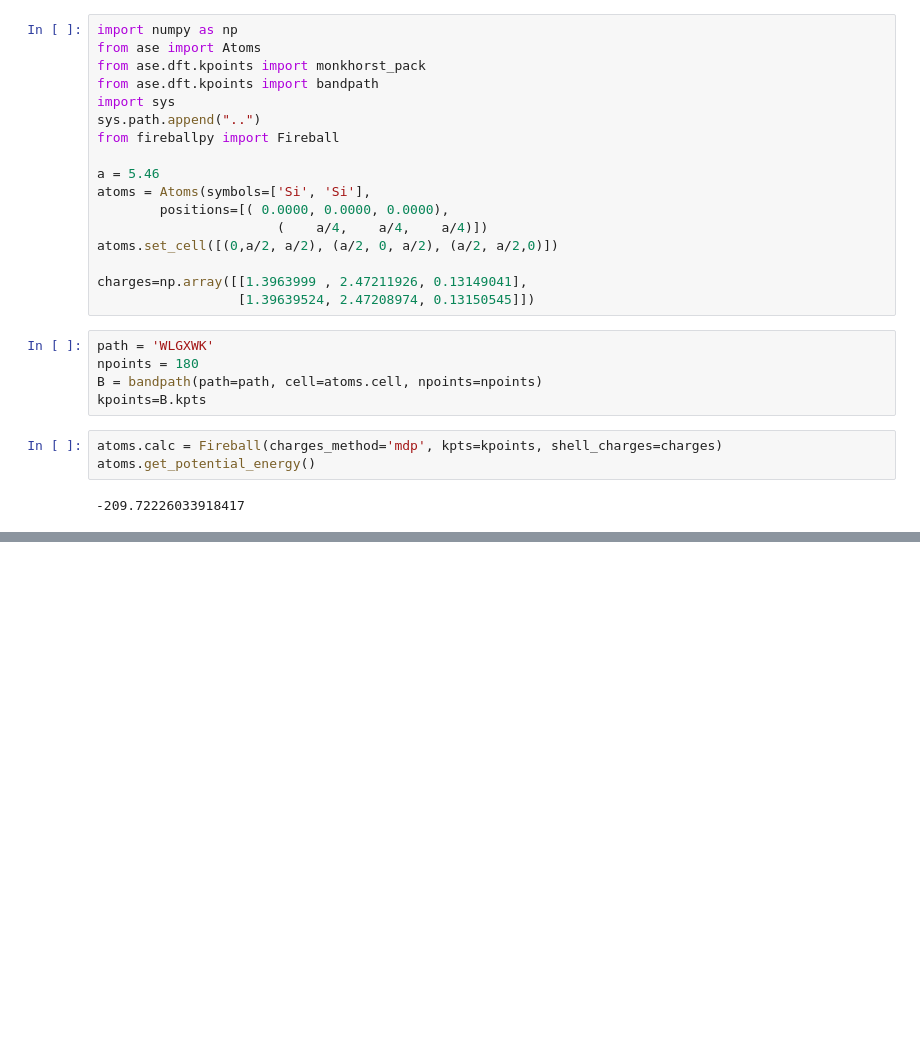
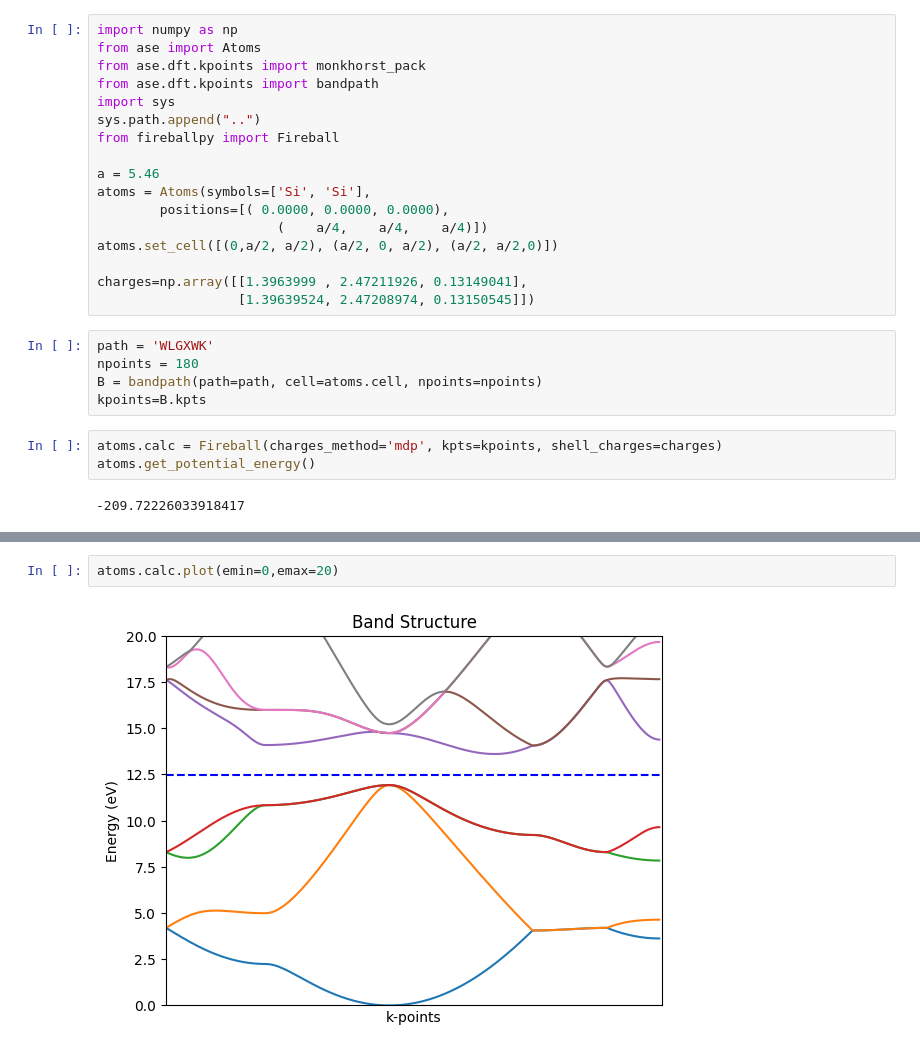
Before and after one commit to fireball-QMD/fireballpy, a Jupyter notebook: examples/bands.ipynb, the cells around one changed output, grey strips where cells are left out. Saved outputs shown, nothing was run; the diff lists cells and outputs as text; blank space fills up the shorter version.

```diff
--- a/examples/bands.ipynb
+++ b/examples/bands.ipynb
@@ -41,0 +32,4 @@ plt.show()
+# %%
+atoms.calc.plot(emin=0,emax=20)
+# %% [output]
+[figure, added]
```
Also changed, not shown: parts of 4 cells of this notebook, 3 other files.
